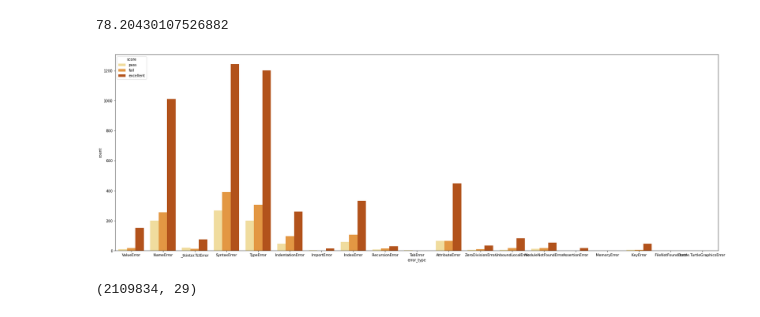
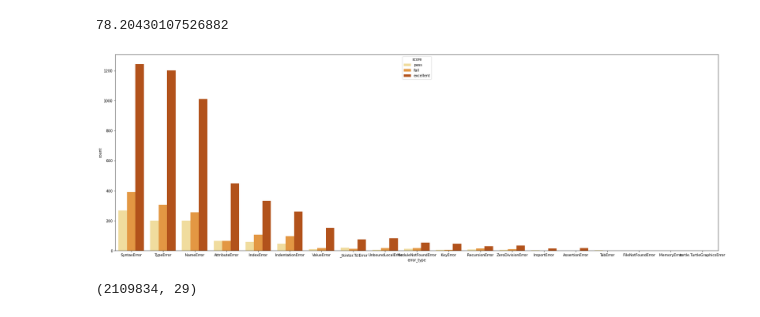
Before and after one commit to alefreda/thonny-log-analysis, a Jupyter notebook: Thonny_log_analysis.ipynb, the cells around one changed output. Cells and saved outputs as stored; diff of their text form; code cells hidden in the pictures.

```diff
--- a/Thonny_log_analysis.ipynb
+++ b/Thonny_log_analysis.ipynb
@@ -270,10 +270,10 @@ new_df_errors.groupby(['student_ID'])['error_type'].count().mean()
 78.20430107526882
 # %%
 plt.figure(figsize=(30, 10))
-sns.countplot(x="error_type", hue="score", data=df, palette="YlOrBr")
+sns.countplot(x="error_type", hue="score", data=df, palette="YlOrBr", order = df['error_type'].value_counts().index)
 plt.show()
 # %% [output]
-[figure, old version]
+[figure, new version]
 # %%
 df.shape
 # %% [output]
```
Also changed, not shown: parts of 7 cells of this notebook, 1 other file.
